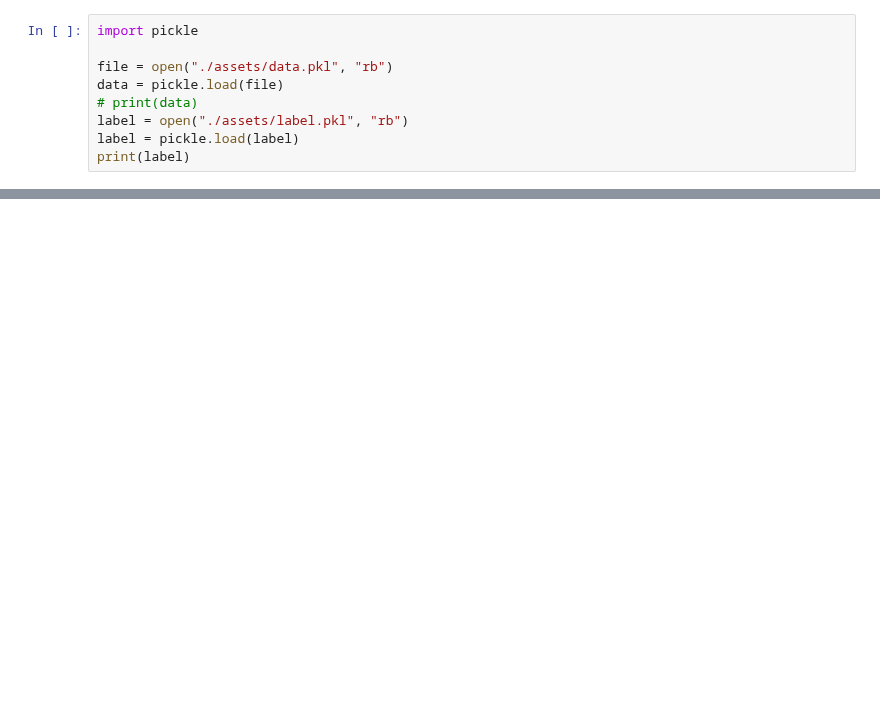
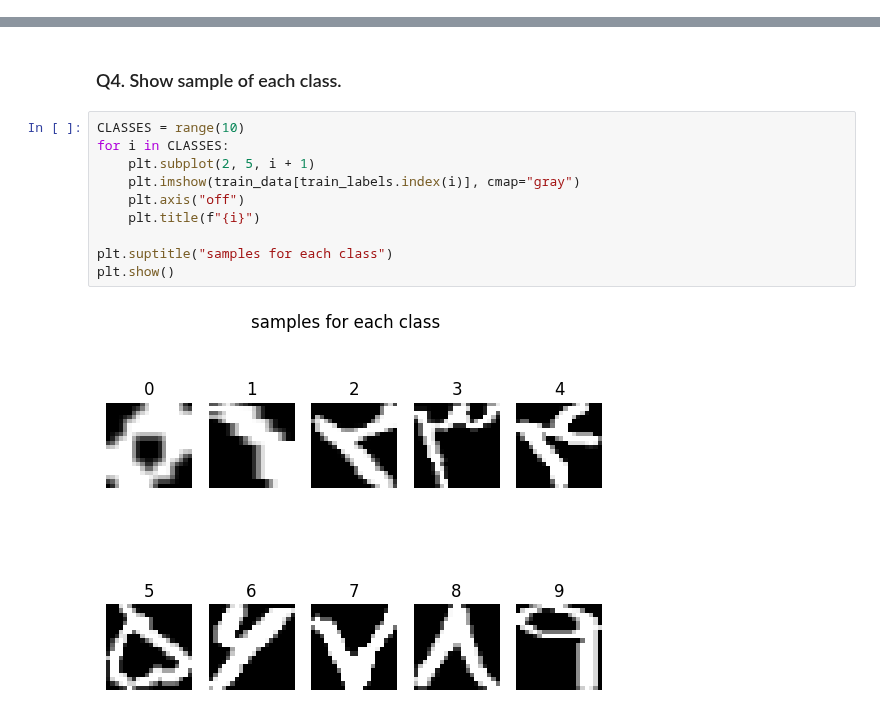
Before and after one commit to Shahriar-0/Artificial-Intelligence-Course-Projects-S2023, a Jupyter notebook: 4/AI_CA4.ipynb, the cells around one changed output, grey strips where cells are left out. Cells and saved outputs as stored; diff of their text form; blank space fills up the shorter version.

Commit message:
processed data

```diff
--- a/4/AI_CA4.ipynb
+++ b/4/AI_CA4.ipynb
@@ -11,9 +10,0 @@ in this notebook we are to learn about Naïve bayes and how we can use it to cla
-# %%
-import pickle
-
-file = open("./assets/data.pkl", "rb")
-data = pickle.load(file)
-# print(data)
-label = open("./assets/label.pkl", "rb")
-label = pickle.load(label)
-print(label)
@@ -160,0 +224,14 @@ Text(195.72222222222223, 0.5, 'Predicted class value')
+# %% [markdown]
+### Q4. Show sample of each class.
+# %%
+CLASSES = range(10)
+for i in CLASSES:
+    plt.subplot(2, 5, i + 1)
+    plt.imshow(train_data[train_labels.index(i)], cmap="gray")
+    plt.axis("off")
+    plt.title(f"{i}")
+
+plt.suptitle("samples for each class")
+plt.show()
+# %% [output]
+[figure, added]
```
Also changed, not shown: parts of 10 cells of this notebook.
